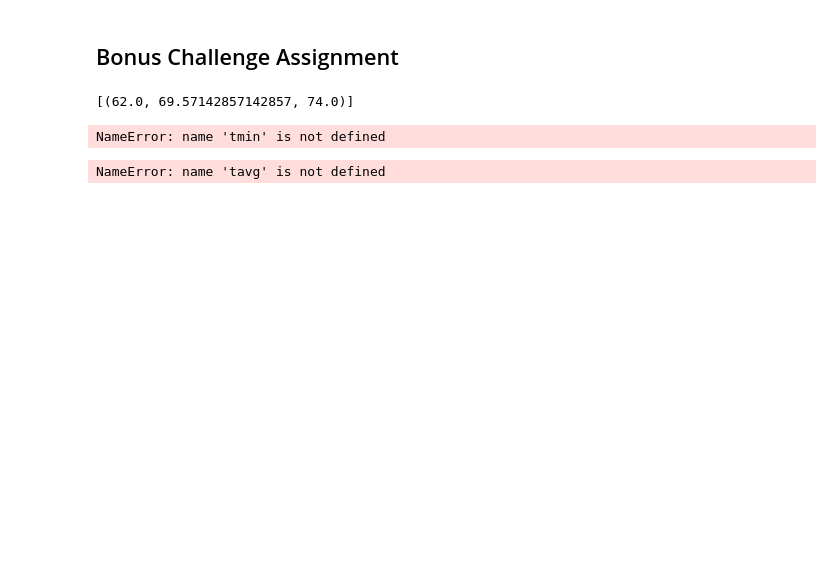
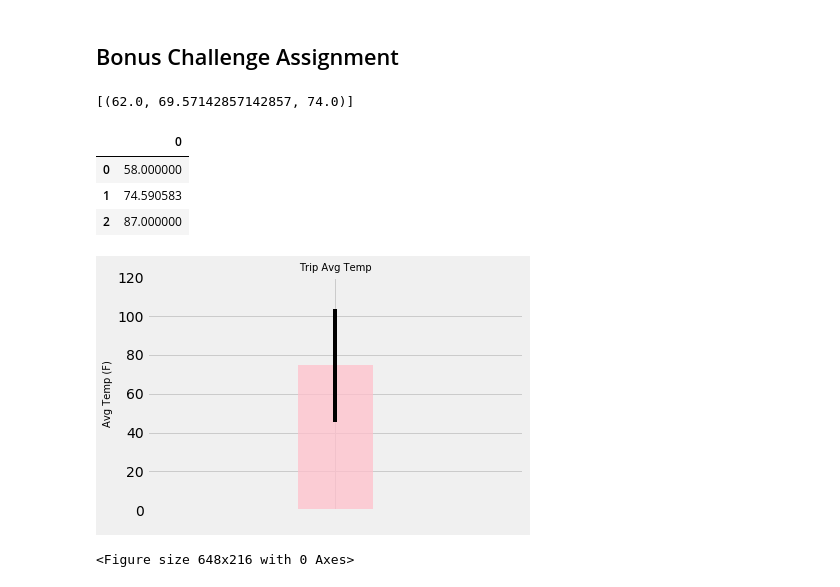
Before and after one commit to erikayi/sqlalchemy-challenge, a Jupyter notebook: climate_final.ipynb, the cells around one changed output. Drawn from its saved outputs; the diff is of its cells as text; code cells hidden in the pictures; blank space fills up the shorter version.

```diff
--- a/climate_final.ipynb
+++ b/climate_final.ipynb
@@ -412,37 +412,51 @@ print(calc_temps('2012-02-28', '2012-03-05'))
 # for your trip using the previous year's data for those same dates.
 
 # the previous date from the last year data
-last_begin_date = dt.datetime(2016,8,22)
-last_end_date = dt.datetime(2017,8,23)
+last_year_trip_begin_date = dt.datetime(2016,8,22)
+last_year_trip_end_date = dt.datetime(2017,8,23)
+results = calc_temps(last_year_trip_begin_date, last_year_trip_end_date)[0] #[0]firstcolumn[1]secondrow
+results
+results_df = pd.DataFrame(results)
+results_df
 
-def last_year_temp_data(last_year_start_date, last_year_end_date):
+# def last_year_temp_data(start_date, end_date):
 
-    return session.query(func.min(Measurement.tobs), func.avg(Measurement.tobs), func.max(Measurement.tobs)).\
-        filter(Measurement.date >= last_year_start_date).filter(Measurement.date <= last_year_end_date).all()
+#     return session.query(func.min(Measurement.tobs), func.avg(Measurement.tobs), func.max(Measurement.tobs)).\
+#         filter(Measurement.date >= start_date).filter(Measurement.date <= end_date).all()
 
-    last_year_start_date = dt.date.strftime(last_begin_date, "%Y-%m-%d") - dt.date.timedelta(days=365).strftime("%Y-%m-%d")
-    last_year_end_date = dt.date.strftime(last_end_date, "%Y-%m-%d") - dt.date.timedelta(days=365).strftime("%Y-%m-%d")
-    return last_year_start_date, last_year_end_date
+#     last_year_start_date = dt.date.strftime(last_begin_date, "%Y-%m-%d") - dt.date.timedelta(days=365).strftime("%Y-%m-%d")
+#     last_year_end_date = dt.date.strftime(last_end_date, "%Y-%m-%d") - dt.date.timedelta(days=365).strftime("%Y-%m-%d")
+#     return last_year_start_date, last_year_end_date
 
-last_year_start_date, last_year_end_date = last_year_temp_data(last_year_start_date, last_year_end_date)
-
-tmin, tavg, tmax = last_year_start_date, last_year_end_date[0][1]
-
-print(tmin, tavg, tmax)
+# last_year_temp_data(last_begin_date, last_end_date)
+# lyr_start_date, lyr_end_date = last_year_temp_data(last_begin_date, last_end_date)
+# tmin, tavg, tmax = lyr_start_date, lyr_end_date
+# print(tmin, tavg, tmax)
 # %% [output]
-NameError: name 'tmin' is not defined
+|  | 0 |
+| 0 | 58.000000 |
+| 1 | 74.590583 |
+| 2 | 87.000000 |
 # %%
 # Plot the results from your previous query as a bar chart.
 # Use "Trip Avg Temp" as your Title
 # Use the average temperature for the y value
 # Use the peak-to-peak (tmax-tmin) value as the y error bar (yerr)
+x_axis=" "
+y_axis=results_df[0][1]
+tmax=results_df[0][2]
+tmin=results_df[0][0]
+y_error=tmax-tmin
 
-plt.bar(x=" ", height=tavg, yerr=tmax-tmin, color='pink', alpha=0.75)
+
+plt.bar(x_axis, y_axis, yerr=y_error, width=0.8, color='pink', alpha=0.75, align='center')
+plt.xlim(-2,2)
 plt.ylim(0,120)
-plt.ylabel("Avg Temp", fontsize=10)
+plt.ylabel("Avg Temp (F)", fontsize=10)
 plt.title("Trip Avg Temp", fontsize=10)
-plt.figure(figsize=(9,18))
+plt.figure(figsize=(9,3))
 plt.tight_layout()
 plt.show()
 # %% [output]
+[figure, added]
-NameError: name 'tavg' is not defined
+<Figure size 648x216 with 0 Axes>
```
Also changed, not shown: parts of 9 cells of this notebook, 1 other file.
